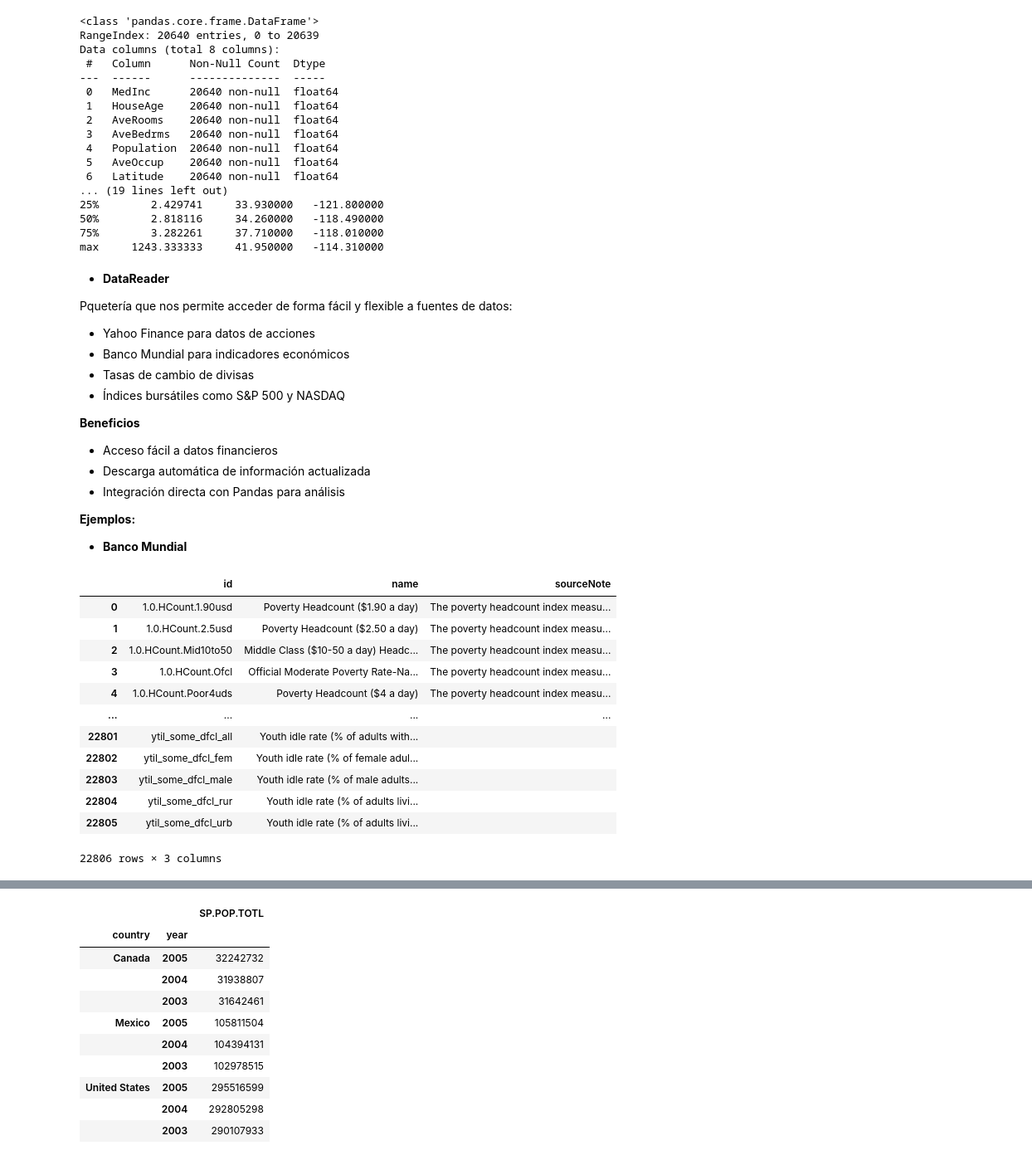
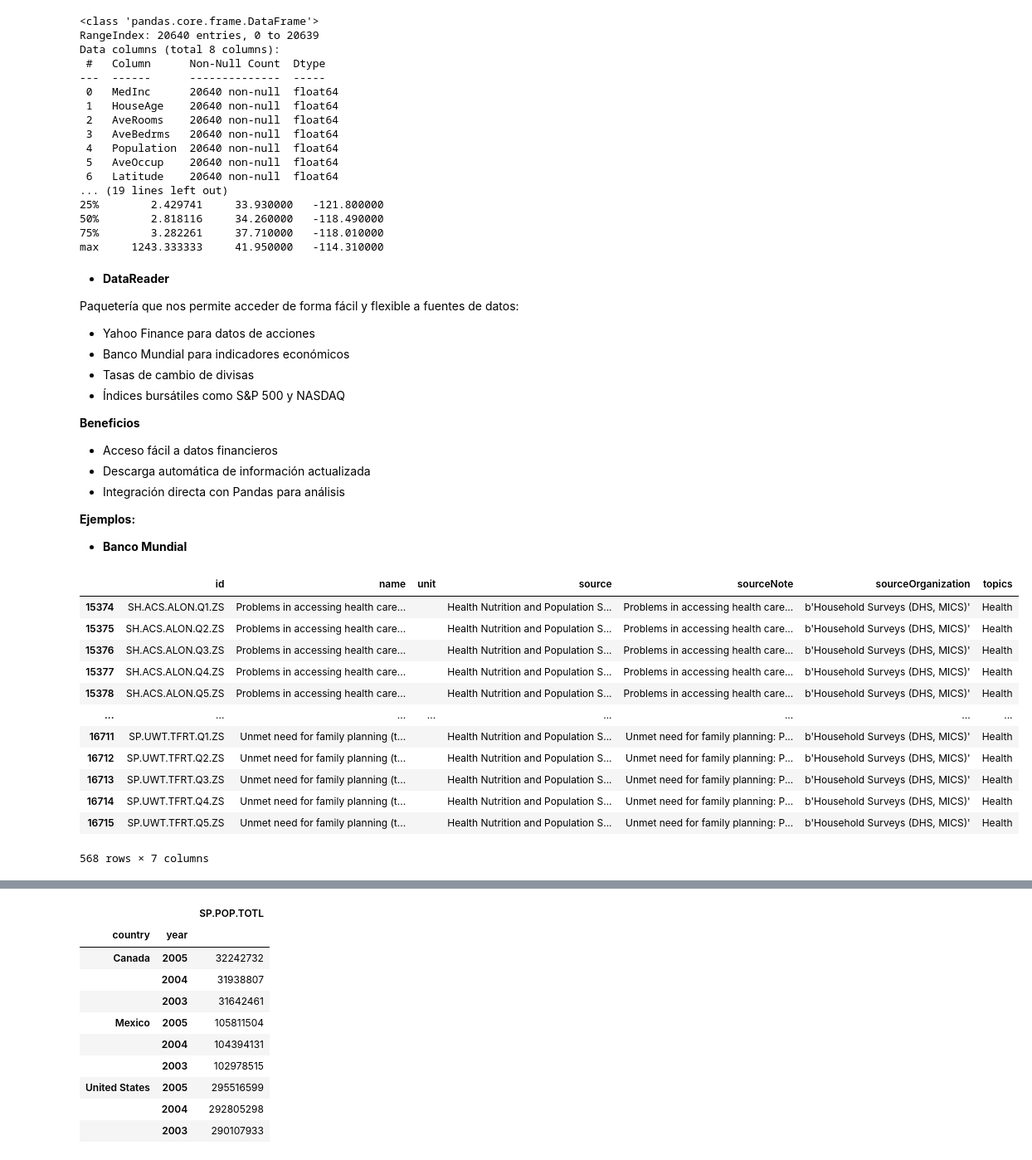
Before and after one commit to DiegoSReco/intro_python_para_economistas, a Jupyter notebook: script_python_5_Analisis_Datos_Pandas_2.ipynb, the cells around one changed output, grey strips where cells are left out. Shown at 83% size. Saved outputs shown, nothing was run; the diff lists cells and outputs as text; code cells hidden in the pictures.

```diff
--- a/script_python_5_Analisis_Datos_Pandas_2.ipynb
+++ b/script_python_5_Analisis_Datos_Pandas_2.ipynb
@@ -275,7 +286,7 @@ max     1243.333333     41.950000   -114.310000
 # %% [markdown]
 * **DataReader**
 
-Pquetería que nos permite acceder de forma fácil y flexible a fuentes de datos:
+Paquetería que nos permite acceder de forma fácil y flexible a fuentes de datos:
 
 * Yahoo Finance para datos de acciones
 * Banco Mundial para indicadores económicos
@@ -297,20 +309,20 @@ import pandas_datareader as pdr
-# %%
-import pandas_datareader.wb as wb
-
-indicadores = wb.search('')
-
-indicadores[['id', 'name', 'sourceNote']]
-# %% [output]
-|  | id | name | sourceNote |
-| 0 | 1.0.HCount.1.90usd | Poverty Headcount ($1.90 a day) | The poverty headcount index measu... |
-| 1 | 1.0.HCount.2.5usd | Poverty Headcount ($2.50 a day) | The poverty headcount index measu... |
-| 2 | 1.0.HCount.Mid10to50 | Middle Class ($10-50 a day) Headc... | The poverty headcount index measu... |
-| 3 | 1.0.HCount.Ofcl | Official Moderate Poverty Rate-Na... | The poverty headcount index measu... |
-| 4 | 1.0.HCount.Poor4uds | Poverty Headcount ($4 a day) | The poverty headcount index measu... |
-| ... | ... | ... | ... |
-| 22801 | ytil_some_dfcl_all | Youth idle rate (% of adults with... |  |
-| 22802 | ytil_some_dfcl_fem | Youth idle rate (% of female adul... |  |
-| 22803 | ytil_some_dfcl_male | Youth idle rate (% of male adults... |  |
-| 22804 | ytil_some_dfcl_rur | Youth idle rate (% of adults livi... |  |
-| 22805 | ytil_some_dfcl_urb | Youth idle rate (% of adults livi... |  |
-22806 rows × 3 columns
+# %%
+df_meta_wb = wb.search('')
+
+
+
+df_meta_wb[df_meta_wb['topics'] == 'Health ']
+# %% [output]
+|  | id | name | unit | source | sourceNote | sourceOrganization | topics |
+| 15374 | SH.ACS.ALON.Q1.ZS | Problems in accessing health care... |  | Health Nutrition and Population S... | Problems in accessing health care... | b'Household Surveys (DHS, MICS)' | Health |
+| 15375 | SH.ACS.ALON.Q2.ZS | Problems in accessing health care... |  | Health Nutrition and Population S... | Problems in accessing health care... | b'Household Surveys (DHS, MICS)' | Health |
+| 15376 | SH.ACS.ALON.Q3.ZS | Problems in accessing health care... |  | Health Nutrition and Population S... | Problems in accessing health care... | b'Household Surveys (DHS, MICS)' | Health |
+| 15377 | SH.ACS.ALON.Q4.ZS | Problems in accessing health care... |  | Health Nutrition and Population S... | Problems in accessing health care... | b'Household Surveys (DHS, MICS)' | Health |
+| 15378 | SH.ACS.ALON.Q5.ZS | Problems in accessing health care... |  | Health Nutrition and Population S... | Problems in accessing health care... | b'Household Surveys (DHS, MICS)' | Health |
+| ... | ... | ... | ... | ... | ... | ... | ... |
+| 16711 | SP.UWT.TFRT.Q1.ZS | Unmet need for family planning (t... |  | Health Nutrition and Population S... | Unmet need for family planning: P... | b'Household Surveys (DHS, MICS)' | Health |
+| 16712 | SP.UWT.TFRT.Q2.ZS | Unmet need for family planning (t... |  | Health Nutrition and Population S... | Unmet need for family planning: P... | b'Household Surveys (DHS, MICS)' | Health |
+| 16713 | SP.UWT.TFRT.Q3.ZS | Unmet need for family planning (t... |  | Health Nutrition and Population S... | Unmet need for family planning: P... | b'Household Surveys (DHS, MICS)' | Health |
+| 16714 | SP.UWT.TFRT.Q4.ZS | Unmet need for family planning (t... |  | Health Nutrition and Population S... | Unmet need for family planning: P... | b'Household Surveys (DHS, MICS)' | Health |
+| 16715 | SP.UWT.TFRT.Q5.ZS | Unmet need for family planning (t... |  | Health Nutrition and Population S... | Unmet need for family planning: P... | b'Household Surveys (DHS, MICS)' | Health |
+568 rows × 7 columns
```
Also changed, not shown: parts of 9 cells of this notebook.
